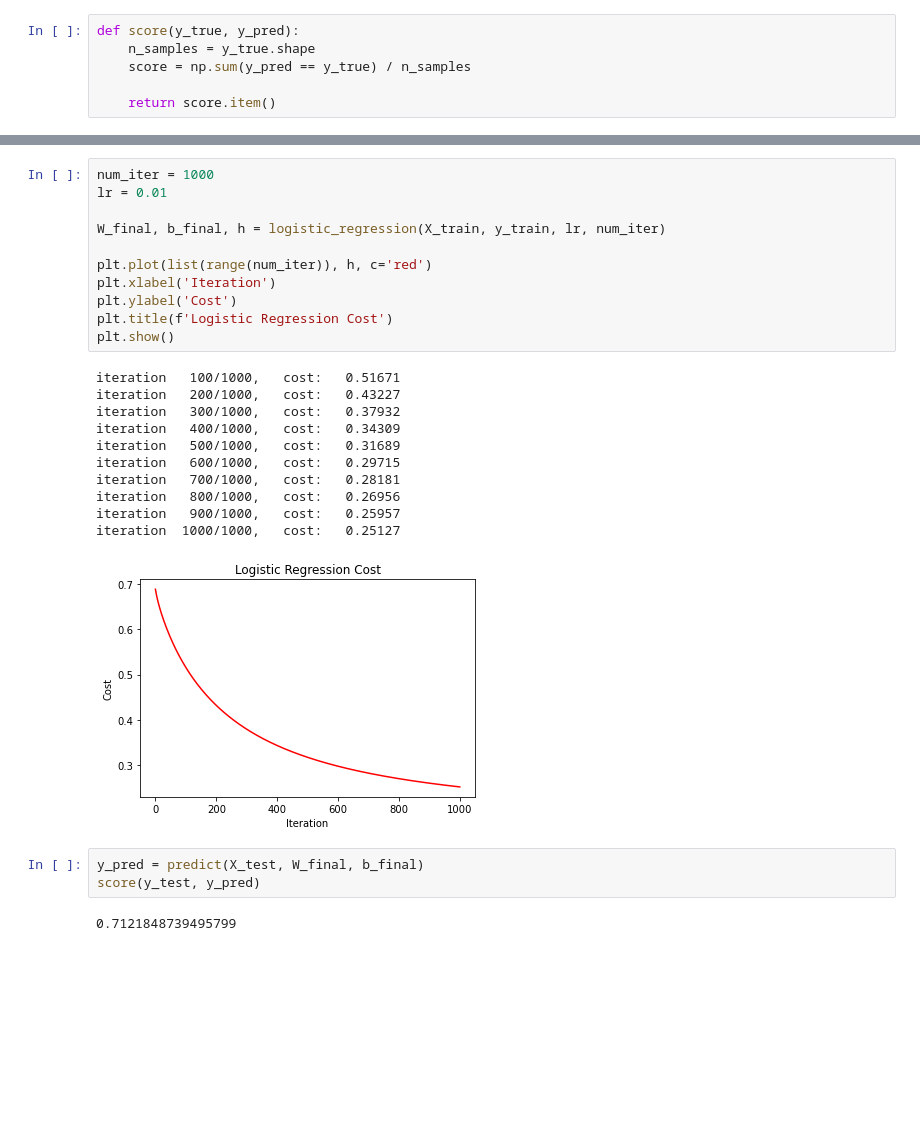
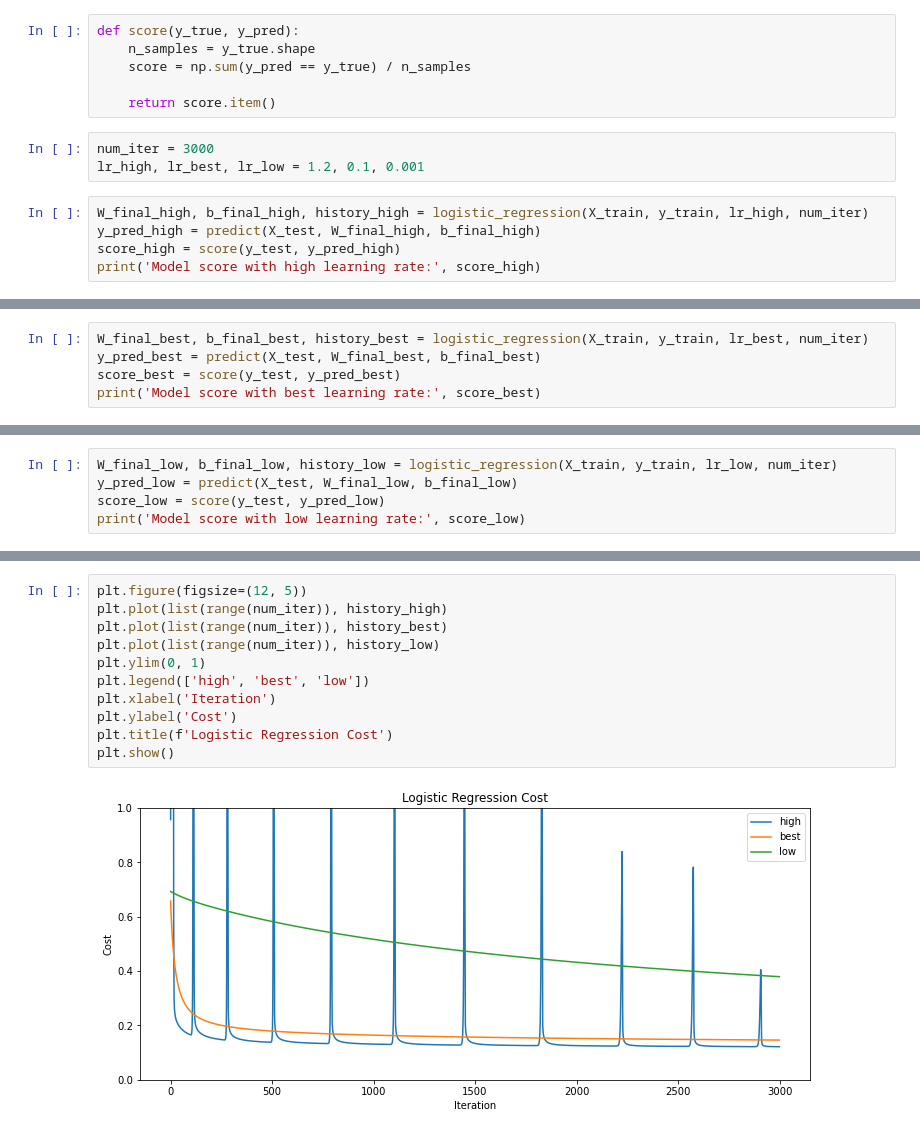
Before and after one commit to mhmdrz-mirdamadi/logistic-regression-Musk, a Jupyter notebook: main.ipynb, the cells around one changed output, grey strips where cells are left out. Saved outputs shown, nothing was run; the diff lists cells and outputs as text; blank space fills up the shorter version.

Commit message:
Score

```diff
--- a/main.ipynb
+++ b/main.ipynb
@@ -76,3 +76,11 @@ def score(y_true, y_pred):
     score = np.sum(y_pred == y_true) / n_samples
 
     return score.item()
+# %%
+num_iter = 3000
+lr_high, lr_best, lr_low = 1.2, 0.1, 0.001
+# %%
+W_final_high, b_final_high, history_high = logistic_regression(X_train, y_train, lr_high, num_iter)
+y_pred_high = predict(X_test, W_final_high, b_final_high)
+score_high = score(y_test, y_pred_high)
+print('Model score with high learning rate:', score_high)
@@ -78,0 +99,5 @@ def score(y_true, y_pred):
+# %%
+W_final_best, b_final_best, history_best = logistic_regression(X_train, y_train, lr_best, num_iter)
+y_pred_best = predict(X_test, W_final_best, b_final_best)
+score_best = score(y_test, y_pred_best)
+print('Model score with best learning rate:', score_best)
@@ -78,0 +116,5 @@ def score(y_true, y_pred):
+# %%
+W_final_low, b_final_low, history_low = logistic_regression(X_train, y_train, lr_low, num_iter)
+y_pred_low = predict(X_test, W_final_low, b_final_low)
+score_low = score(y_test, y_pred_low)
+print('Model score with low learning rate:', score_low)
@@ -79,28 +133,13 @@ def score(y_true, y_pred):
 # %%
-num_iter = 1000
-lr = 0.01
-
-W_final, b_final, h = logistic_regression(X_train, y_train, lr, num_iter)
-
-plt.plot(list(range(num_iter)), h, c='red')
+plt.figure(figsize=(12, 5))
+plt.plot(list(range(num_iter)), history_high)
+plt.plot(list(range(num_iter)), history_best)
+plt.plot(list(range(num_iter)), history_low)
+plt.ylim(0, 1)
+plt.legend(['high', 'best', 'low'])
 plt.xlabel('Iteration')
 plt.ylabel('Cost')
 plt.title(f'Logistic Regression Cost')
 plt.show()
 # %% [output]
-iteration   100/1000,   cost:   0.51671
-iteration   200/1000,   cost:   0.43227
-iteration   300/1000,   cost:   0.37932
-iteration   400/1000,   cost:   0.34309
-iteration   500/1000,   cost:   0.31689
-iteration   600/1000,   cost:   0.29715
-iteration   700/1000,   cost:   0.28181
-iteration   800/1000,   cost:   0.26956
-iteration   900/1000,   cost:   0.25957
-iteration  1000/1000,   cost:   0.25127
-[figure, old version]
+[figure, new version]
-# %%
-y_pred = predict(X_test, W_final, b_final)
-score(y_test, y_pred)
-# %% [output]
-0.7121848739495799
```
Also changed, not shown: parts of 9 cells of this notebook.
